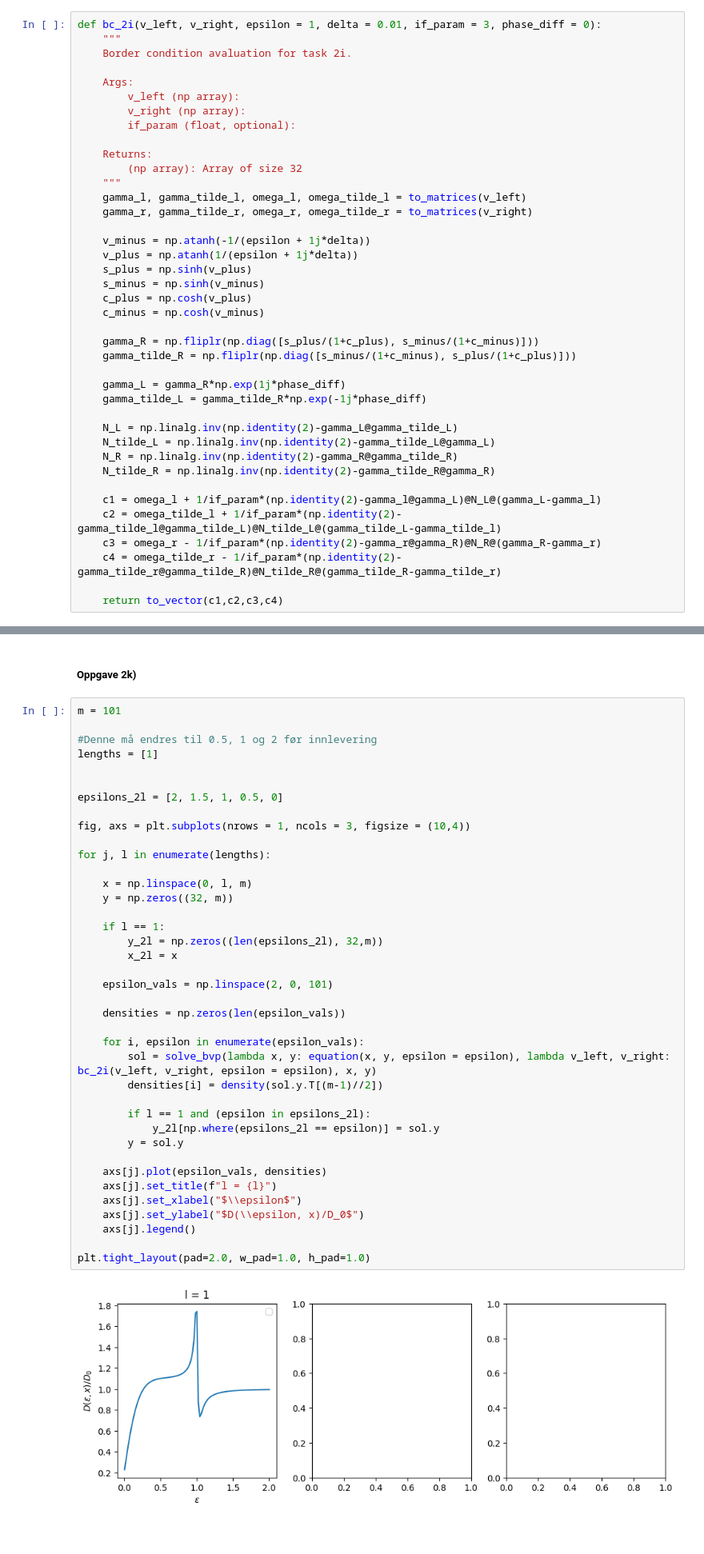
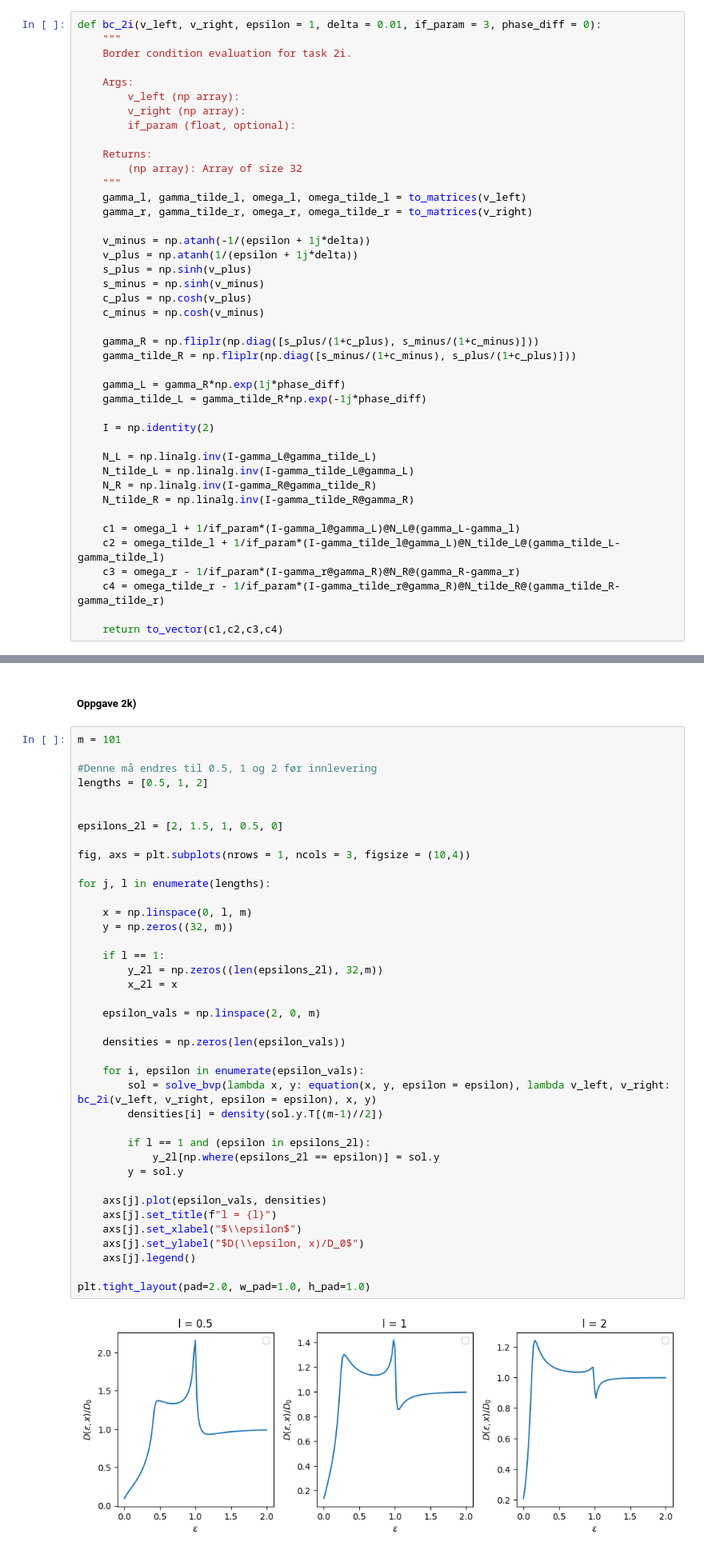
Before and after one commit to einaraarnaes/Prosjekt3, a Jupyter notebook: code.ipynb, the cells around one changed output, grey strips where cells are left out. Shown at 80% size. Saved outputs shown, nothing was run; the diff lists cells and outputs as text; blank space fills up the shorter version.

```diff
--- a/code.ipynb
+++ b/code.ipynb
@@ -658,7 +664,7 @@ ax.legend()
 # %%
 def bc_2i(v_left, v_right, epsilon = 1, delta = 0.01, if_param = 3, phase_diff = 0):
     """
-    Border condition avaluation for task 2i.
+    Border condition evaluation for task 2i.
 
     Args:
         v_left (np array):
@@ -684,15 +690,17 @@ def bc_2i(v_left, v_right, epsilon = 1, delta = 0.01, if_param = 3, phase_diff =
     gamma_L = gamma_R*np.exp(1j*phase_diff)
     gamma_tilde_L = gamma_tilde_R*np.exp(-1j*phase_diff)
 
-    N_L = np.linalg.inv(np.identity(2)-gamma_L@gamma_tilde_L)
-    N_tilde_L = np.linalg.inv(np.identity(2)-gamma_tilde_L@gamma_L)
-    N_R = np.linalg.inv(np.identity(2)-gamma_R@gamma_tilde_R)
-    N_tilde_R = np.linalg.inv(np.identity(2)-gamma_tilde_R@gamma_R)
+    I = np.identity(2)
 
-    c1 = omega_l + 1/if_param*(np.identity(2)-gamma_l@gamma_L)@N_L@(gamma_L-gamma_l)
-    c2 = omega_tilde_l + 1/if_param*(np.identity(2)-gamma_tilde_l@gamma_tilde_L)@N_tilde_L@(gamma_tilde_L-gamma_tilde_l)
-    c3 = omega_r - 1/if_param*(np.identity(2)-gamma_r@gamma_R)@N_R@(gamma_R-gamma_r)
-    c4 = omega_tilde_r - 1/if_param*(np.identity(2)-gamma_tilde_r@gamma_tilde_R)@N_tilde_R@(gamma_tilde_R-gamma_tilde_r)
+    N_L = np.linalg.inv(I-gamma_L@gamma_tilde_L)
+    N_tilde_L = np.linalg.inv(I-gamma_tilde_L@gamma_L)
+    N_R = np.linalg.inv(I-gamma_R@gamma_tilde_R)
+    N_tilde_R = np.linalg.inv(I-gamma_tilde_R@gamma_R)
+
+    c1 = omega_l + 1/if_param*(I-gamma_l@gamma_L)@N_L@(gamma_L-gamma_l)
+    c2 = omega_tilde_l + 1/if_param*(I-gamma_tilde_l@gamma_L)@N_tilde_L@(gamma_tilde_L-gamma_tilde_l)
+    c3 = omega_r - 1/if_param*(I-gamma_r@gamma_R)@N_R@(gamma_R-gamma_r)
+    c4 = omega_tilde_r - 1/if_param*(I-gamma_tilde_r@gamma_R)@N_tilde_R@(gamma_tilde_R-gamma_tilde_r)
 
     return to_vector(c1,c2,c3,c4)
 # %% [markdown]
@@ -725,7 +735,7 @@ ax.legend()
 m = 101
 
 #Denne må endres til 0.5, 1 og 2 før innlevering
-lengths = [1]
+lengths = [0.5, 1, 2]
 
 
 epsilons_2l = [2, 1.5, 1, 0.5, 0]
@@ -733,32 +743,32 @@ epsilons_2l = [2, 1.5, 1, 0.5, 0]
 fig, axs = plt.subplots(nrows = 1, ncols = 3, figsize = (10,4))
 
 for j, l in enumerate(lengths):
 
     x = np.linspace(0, l, m)
     y = np.zeros((32, m))
 
     if l == 1:
         y_2l = np.zeros((len(epsilons_2l), 32,m))
         x_2l = x
 
-    epsilon_vals = np.linspace(2, 0, 101)
+    epsilon_vals = np.linspace(2, 0, m)
 
     densities = np.zeros(len(epsilon_vals))
 
     for i, epsilon in enumerate(epsilon_vals):
         sol = solve_bvp(lambda x, y: equation(x, y, epsilon = epsilon), lambda v_left, v_right: bc_2i(v_left, v_right, epsilon = epsilon), x, y)
         densities[i] = density(sol.y.T[(m-1)//2])
 
         if l == 1 and (epsilon in epsilons_2l):
             y_2l[np.where(epsilons_2l == epsilon)] = sol.y
         y = sol.y
 
     axs[j].plot(epsilon_vals, densities)
     axs[j].set_title(f"l = {l}")
     axs[j].set_xlabel("$\\epsilon$")
     axs[j].set_ylabel("$D(\\epsilon, x)/D_0$")
     axs[j].legend()
 
 plt.tight_layout(pad=2.0, w_pad=1.0, h_pad=1.0)
 # %% [output]
-[figure, old version]
+[figure, new version]
```
Also changed, not shown: parts of 9 cells of this notebook.
